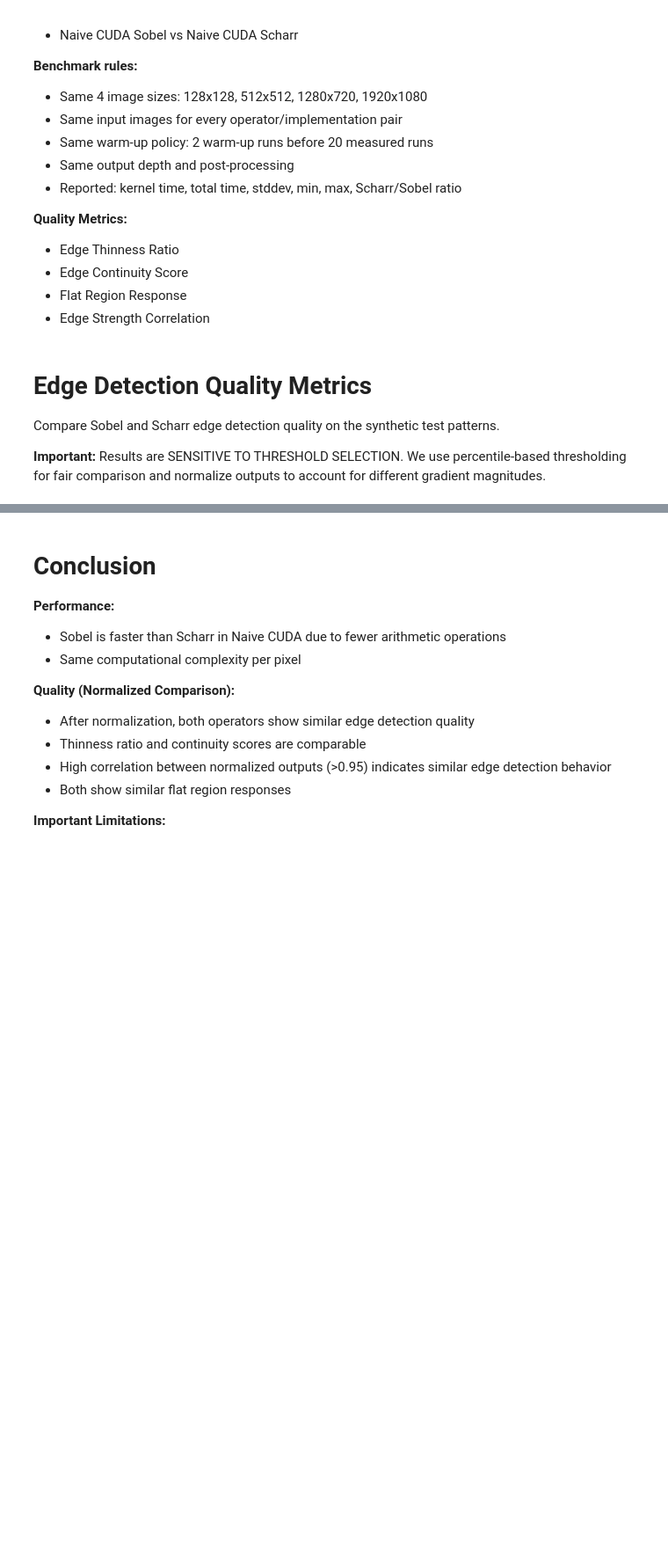
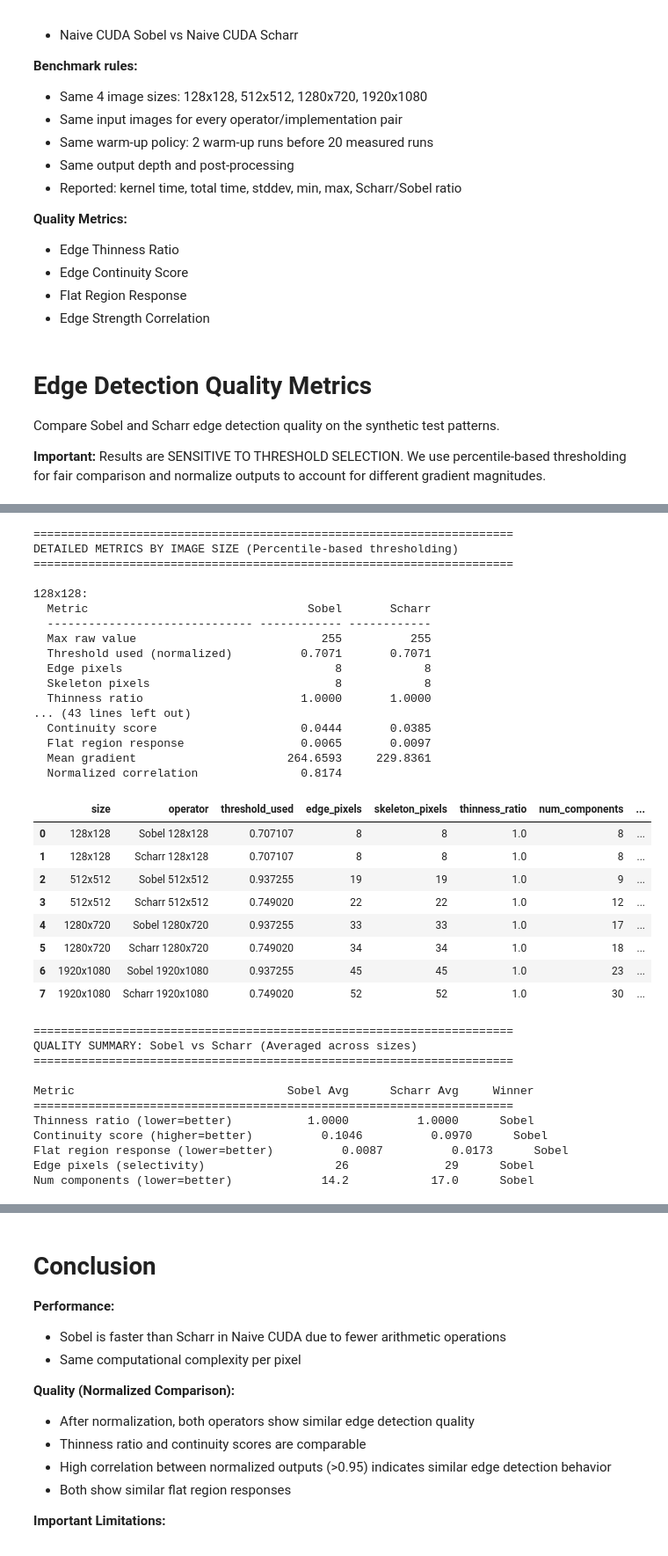
Before and after one commit to K3V1N0123/edge-detection, a Jupyter notebook: colab_sobel_vs_scharr_benchmark.ipynb, the cells around one changed output, grey strips where cells are left out. Shown at 88% size. Cells and saved outputs as stored; diff of their text form; code cells hidden in the pictures; blank space fills up the shorter version.

```diff
--- a/colab_sobel_vs_scharr_benchmark.ipynb
+++ b/colab_sobel_vs_scharr_benchmark.ipynb
@@ -699,5 +794,6 @@ print("Quality metrics functions defined")
 # %%
 quality_results = []
+
 print(f"\n{'='*70}")
 print("DETAILED METRICS BY IMAGE SIZE (Percentile-based thresholding)")
 print(f"{'='*70}")
@@ -712,25 +808,37 @@ for size_label in ['128x128', '512x512', '1280x720', '1920x1080']:
     sobel_metrics = compute_quality_metrics(sobel_img, f'Sobel {size_label}')
     scharr_metrics = compute_quality_metrics(scharr_img, f'Scharr {size_label}')
 
-    normalized_sobel = sobel_img.astype(float) / sobel_img.max() if sobel_img.max() > 0 else sobel_img.astype(float)
-    normalized_scharr = scharr_img.astype(float) / scharr_img.max() if scharr_img.max() > 0 else scharr_img.astype(float)
-    correlation = np.corrcoef(normalized_sobel.flatten(), normalized_scharr.flatten())[0, 1]
+    # Safe normalization for correlation
+    sobel_max = sobel_img.max()
+    scharr_max = scharr_img.max()
+
+    normalized_sobel = sobel_img.astype(float) / sobel_max if sobel_max > 0 else sobel_img.astype(float)
+    normalized_scharr = scharr_img.astype(float) / scharr_max if scharr_max > 0 else scharr_img.astype(float)
+
+    correlation = np.corrcoef(
+        normalized_sobel.flatten(),
+        normalized_scharr.flatten()
+    )[0, 1]
 
     quality_results.append({
         'size': size_label,
         **sobel_metrics,
+        'max_raw_value': sobel_max,
         'correlation_to_scharr': correlation,
     })
+
     quality_results.append({
         'size': size_label,
         **scharr_metrics,
+        'max_raw_value': scharr_max,
         'correlation_to_scharr': 1.0,
     })
 
     print(f"\n{size_label}:")
     print(f"  {'Metric':<30} {'Sobel':>12} {'Scharr':>12}")
     print(f"  {'-'*30} {'-'*12} {'-'*12}")
-    print(f"  {'Max raw value':<30} {sobel_metrics['max_raw_value']:>12.0f} {scharr_metrics['max_raw_value']:>12.0f}")
+
+    print(f"  {'Max raw value':<30} {sobel_max:>12.0f} {scharr_max:>12.0f}")
     print(f"  {'Threshold used (normalized)':<30} {sobel_metrics['threshold_used']:>12.4f} {scharr_metrics['threshold_used']:>12.4f}")
     print(f"  {'Edge pixels':<30} {sobel_metrics['edge_pixels']:>12} {scharr_metrics['edge_pixels']:>12}")
     print(f"  {'Skeleton pixels':<30} {sobel_metrics['skeleton_pixels']:>12} {scharr_metrics['skeleton_pixels']:>12}")
@@ -738,6 +846,7 @@ for size_label in ['128x128', '512x512', '1280x720', '1920x1080']:
     print(f"  {'Num components':<30} {sobel_metrics['num_components']:>12} {scharr_metrics['num_components']:>12}")
     print(f"  {'Continuity score':<30} {sobel_metrics['continuity_score']:>12.4f} {scharr_metrics['continuity_score']:>12.4f}")
     print(f"  {'Flat region response':<30} {sobel_metrics['flat_region_response']:>12.4f} {scharr_metrics['flat_region_response']:>12.4f}")
+    print(f"  {'Mean gradient':<30} {sobel_metrics['mean_gradient']:>12.4f} {scharr_metrics['mean_gradient']:>12.4f}")
     print(f"  {'Normalized correlation':<30} {correlation:>12.4f}")
 
 quality_df = pd.DataFrame(quality_results)
@@ -749,47 +858,72 @@ print(f"{'='*70}")
 
 sobel_df = quality_df[quality_df['operator'].str.startswith('Sobel')]
 scharr_df = quality_df[quality_df['operator'].str.startswith('Scharr')]
 
 thinness_sobel = sobel_df['thinness_ratio'].mean()
 thinness_scharr = scharr_df['thinness_ratio'].mean()
 thinness_winner = 'Scharr' if thinness_scharr < thinness_sobel else 'Sobel'
 
 continuity_sobel = sobel_df['continuity_score'].mean()
 continuity_scharr = scharr_df['continuity_score'].mean()
 continuity_winner = 'Scharr' if continuity_scharr > continuity_sobel else 'Sobel'
 
 flat_sobel = sobel_df['flat_region_response'].mean()
 flat_scharr = scharr_df['flat_region_response'].mean()
 flat_winner = 'Scharr' if flat_scharr < flat_sobel else 'Sobel'
 
 edge_sobel = sobel_df['edge_pixels'].mean()
 edge_scharr = scharr_df['edge_pixels'].mean()
 edge_winner = 'Scharr' if edge_scharr < edge_sobel else 'Sobel'
 
 components_sobel = sobel_df['num_components'].mean()
 components_scharr = scharr_df['num_components'].mean()
 components_winner = 'Scharr' if components_scharr < components_sobel else 'Sobel'
 
 print(f"\n{'Metric':<30} {'Sobel Avg':>15} {'Scharr Avg':>15} {'Winner':>10}")
 print(f"{'='*70}")
 print(f"{'Thinness ratio (lower=better)':<30} {thinness_sobel:>15.4f} {thinness_scharr:>15.4f} {thinness_winner:>10}")
 print(f"{'Continuity score (higher=better)':<30} {continuity_sobel:>15.4f} {continuity_scharr:>15.4f} {continuity_winner:>10}")
 print(f"{'Flat region response (lower=better)':<30} {flat_sobel:>15.4f} {flat_scharr:>15.4f} {flat_winner:>10}")
-print(f"{'Edge pixels (lower=thinner)':<30} {edge_sobel:>15.0f} {edge_scharr:>15.0f} {edge_winner:>10}")
+print(f"{'Edge pixels (selectivity)':<30} {edge_sobel:>15.0f} {edge_scharr:>15.0f} {edge_winner:>10}")
 print(f"{'Num components (lower=better)':<30} {components_sobel:>15.1f} {components_scharr:>15.1f} {components_winner:>10}")
-
-print(f"\n{'='*70}")
-print("INTERPRETATION:")
-print(f"{'='*70}")
-print("- Thinness ratio: Lower means edges are thinner/more precise")
-print("- Continuity score: Higher means edges are more connected")
-print("- Flat region response: Lower means less noise in uniform areas")
-print("- Edge pixels: Fewer means sharper, thinner edges")
-print("- Num components: Fewer means more continuous edge lines")
-print()
-print("NOTE: Results use PERCENTILE-BASED THRESHOLDING for fair comparison")
-print("      and NORMALIZED outputs to account for different gradient magnitudes.")
-print("      Results are SENSITIVE TO THRESHOLD SELECTION.")
+# %% [output]
+======================================================================
+DETAILED METRICS BY IMAGE SIZE (Percentile-based thresholding)
+======================================================================
+
+128x128:
+  Metric                                Sobel       Scharr
+  ------------------------------ ------------ ------------
+  Max raw value                           255          255
+  Threshold used (normalized)          0.7071       0.7071
+  Edge pixels                               8            8
+  Skeleton pixels                           8            8
+  Thinness ratio                       1.0000       1.0000
+... (43 lines left out)
+  Continuity score                     0.0444       0.0385
+  Flat region response                 0.0065       0.0097
+  Mean gradient                      264.6593     229.8361
+  Normalized correlation               0.8174
+|  | size | operator | threshold_used | edge_pixels | skeleton_pixels | thinness_ratio | num_components | ... |
+| 0 | 128x128 | Sobel 128x128 | 0.707107 | 8 | 8 | 1.0 | 8 | ... |
+| 1 | 128x128 | Scharr 128x128 | 0.707107 | 8 | 8 | 1.0 | 8 | ... |
+| 2 | 512x512 | Sobel 512x512 | 0.937255 | 19 | 19 | 1.0 | 9 | ... |
+| 3 | 512x512 | Scharr 512x512 | 0.749020 | 22 | 22 | 1.0 | 12 | ... |
+| 4 | 1280x720 | Sobel 1280x720 | 0.937255 | 33 | 33 | 1.0 | 17 | ... |
+| 5 | 1280x720 | Scharr 1280x720 | 0.749020 | 34 | 34 | 1.0 | 18 | ... |
+| 6 | 1920x1080 | Sobel 1920x1080 | 0.937255 | 45 | 45 | 1.0 | 23 | ... |
+| 7 | 1920x1080 | Scharr 1920x1080 | 0.749020 | 52 | 52 | 1.0 | 30 | ... |
+======================================================================
+QUALITY SUMMARY: Sobel vs Scharr (Averaged across sizes)
+======================================================================
+
+Metric                               Sobel Avg      Scharr Avg     Winner
+======================================================================
+Thinness ratio (lower=better)           1.0000          1.0000      Sobel
+Continuity score (higher=better)          0.1046          0.0970      Sobel
+Flat region response (lower=better)          0.0087          0.0173      Sobel
+Edge pixels (selectivity)                   26              29      Sobel
+Num components (lower=better)             14.2            17.0      Sobel
 # %%
 import matplotlib.pyplot as plt
 
```
Also changed, not shown: parts of 5 cells of this notebook.
